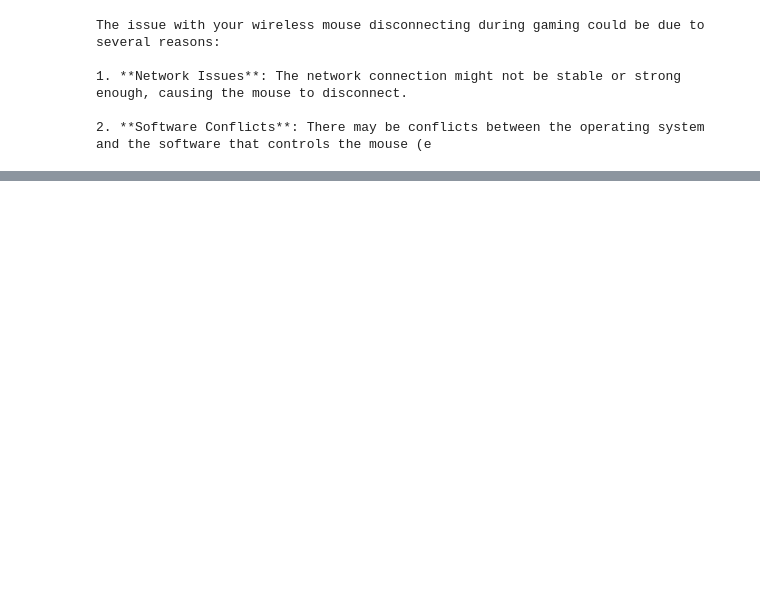
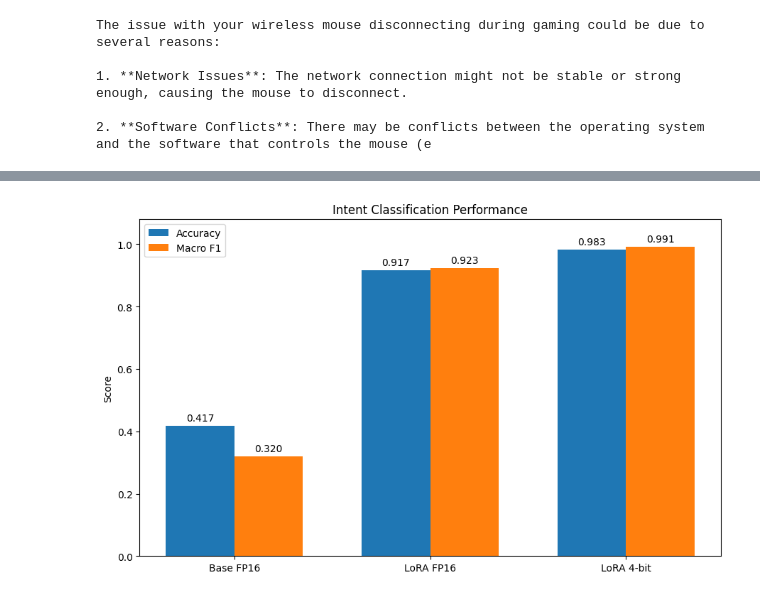
Before and after one commit to wuriley001/gaming-support-llm-finetuning, a Jupyter notebook: notebooks/gaming_intent_lora.ipynb, the cells around one changed output, grey strips where cells are left out. Drawn from its saved outputs; the diff is of its cells as text; code cells hidden in the pictures; blank space fills up the shorter version.

```diff
--- a/notebooks/gaming_intent_lora.ipynb
+++ b/notebooks/gaming_intent_lora.ipynb
@@ -141,0 +3922,20 @@ The issue with your wireless mouse disconnecting during gaming could be due to s
+# %%
+plot_df = pd.DataFrame({
+    "Model": [
+        "Base FP16",
+        "LoRA FP16",
+        "LoRA 4-bit"
+    ],
+    "Accuracy": [
+        base_summary["accuracy"],
+        lora_summary["accuracy"],
+        quantized_summary["accuracy"],
+    ],
+    "Macro F1": [
+        base_summary["macro_f1"],
+        lora_summary["macro_f1"],
+        quantized_summary["macro_f1"],
+    ]
+})
+
+plot_df
@@ -141,0 +3947,63 @@ The issue with your wireless mouse disconnecting during gaming could be due to s
+# %%
+import matplotlib.pyplot as plt
+import numpy as np
+
+models = plot_df["Model"]
+
+accuracy_values = plot_df["Accuracy"]
+f1_values = plot_df["Macro F1"]
+
+x = np.arange(len(models))
+width = 0.35
+
+fig, ax = plt.subplots(figsize=(9, 5.5))
+
+bars1 = ax.bar(
+    x - width / 2,
+    accuracy_values,
+    width,
+    label="Accuracy"
+)
+
+bars2 = ax.bar(
+    x + width / 2,
+    f1_values,
+    width,
+    label="Macro F1"
+)
+
+ax.set_ylabel("Score")
+ax.set_title(
+    "Intent Classification Performance"
+)
+
+ax.set_xticks(x)
+ax.set_xticklabels(models)
+
+ax.set_ylim(0, 1.08)
+
+ax.legend()
+
+ax.bar_label(
+    bars1,
+    fmt="%.3f",
+    padding=3
+)
+
+ax.bar_label(
+    bars2,
+    fmt="%.3f",
+    padding=3
+)
+
+plt.tight_layout()
+
+plt.savefig(
+    "results/model_performance.png",
+    dpi=200,
+    bbox_inches="tight"
+)
+
+plt.show()
+# %% [output]
+[figure, added]
```
Also changed, not shown: parts of 215 cells of this notebook.
